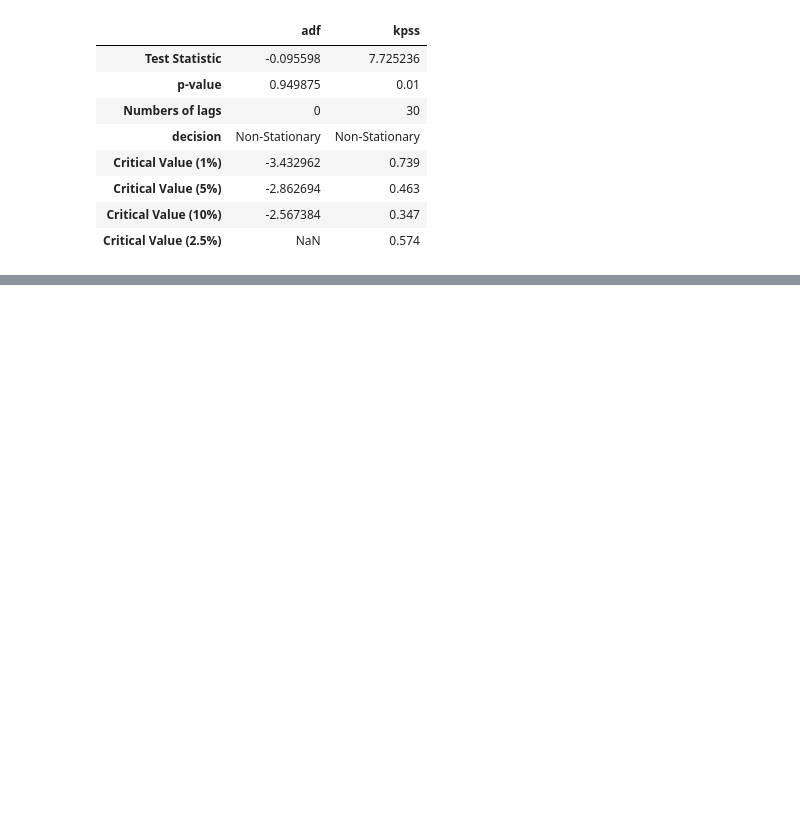
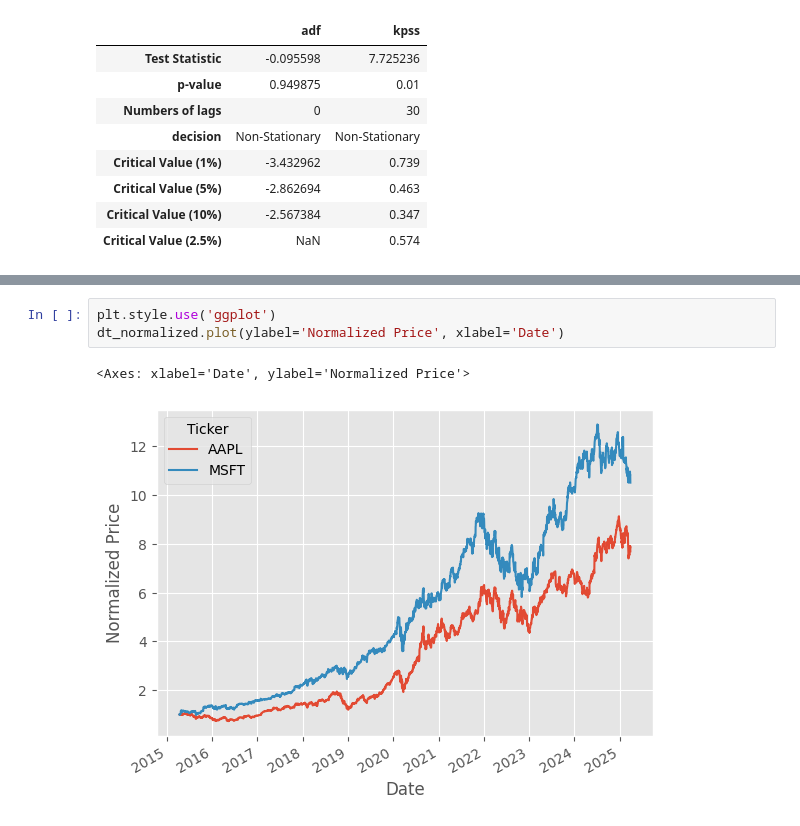
Before and after one commit to Mukhammadkodir27/Advanced_Python, a Jupyter notebook: Machine_Learning/Time-Series/TS-Cookbook.ipynb, the cells around one changed output, grey strips where cells are left out. Saved outputs shown, nothing was run; the diff lists cells and outputs as text; blank space fills up the shorter version.

```diff
--- a/Machine_Learning/Time-Series/TS-Cookbook.ipynb
+++ b/Machine_Learning/Time-Series/TS-Cookbook.ipynb
@@ -554,0 +591,6 @@ adfuller(dt.AAPL)
+# %%
+plt.style.use('ggplot')
+dt_normalized.plot(ylabel='Normalized Price', xlabel='Date')
+# %% [output]
+<Axes: xlabel='Date', ylabel='Normalized Price'>
+[figure, added]
```
Also changed, not shown: parts of 29 cells of this notebook.
